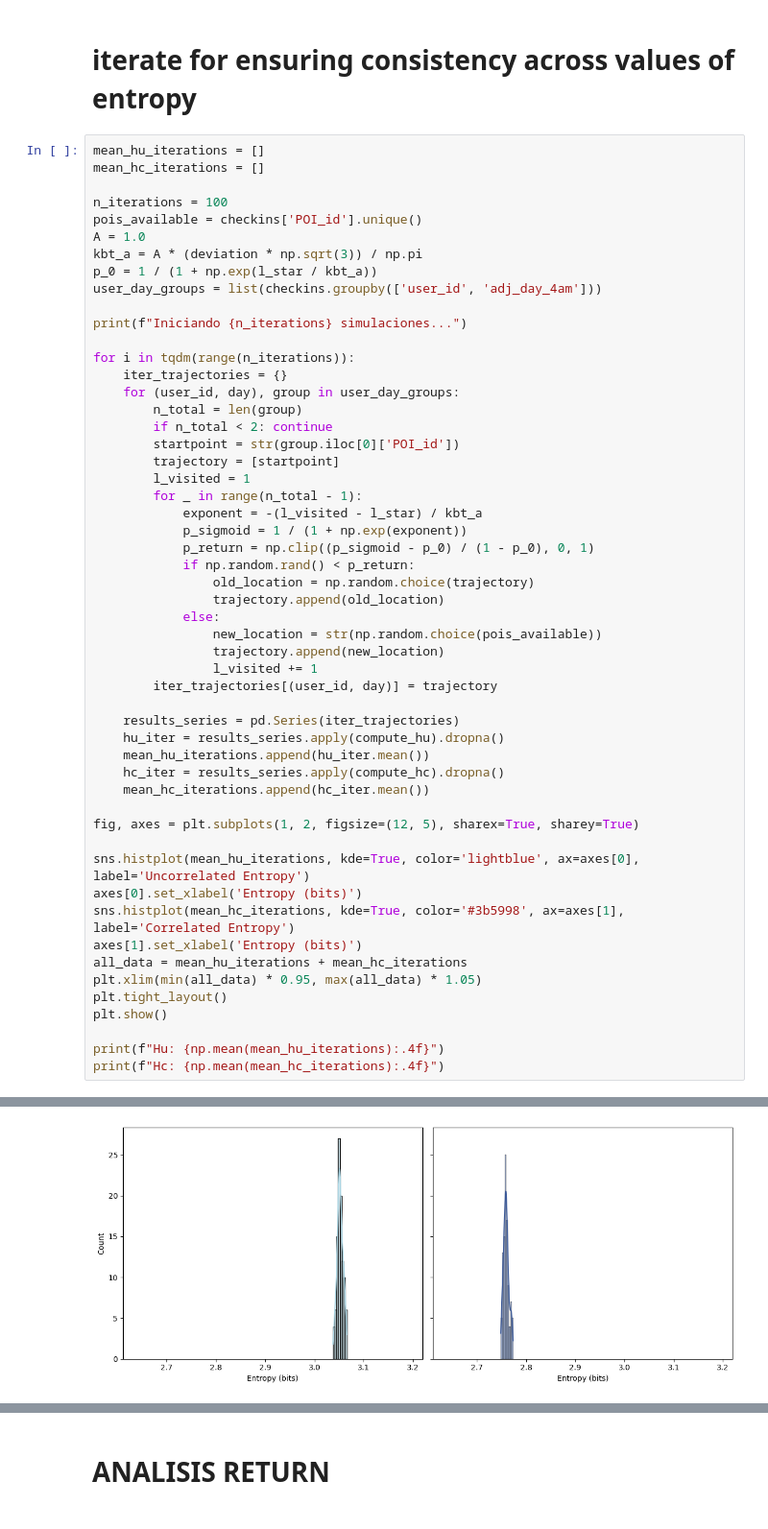
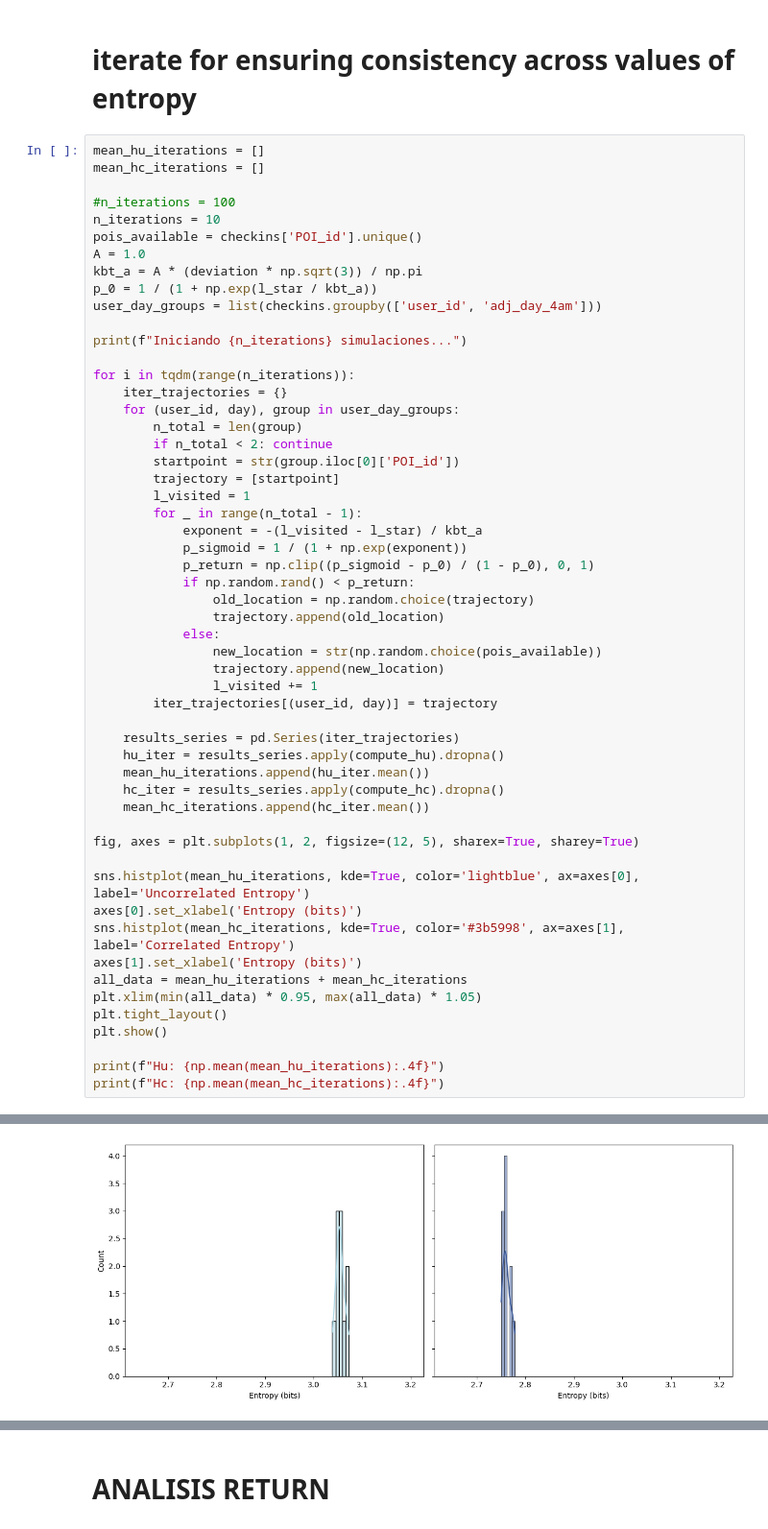
Before and after one commit to annaszymanskicortes/MScThesis_mobilityanalysis, a Jupyter notebook: randomwalkers.ipynb, the cells around one changed output, grey strips where cells are left out. Shown at 96% size. Cells and saved outputs as stored; diff of their text form.

```diff
--- a/randomwalkers.ipynb
+++ b/randomwalkers.ipynb
@@ -629,7 +759,8 @@ print(f"Únicos Reales: {real_L} vs Simulados: {sim_L}")
 mean_hu_iterations = []
 mean_hc_iterations = []
 
-n_iterations = 100
+#n_iterations = 100
+n_iterations = 10
 pois_available = checkins['POI_id'].unique()
 A = 1.0
 kbt_a = A * (deviation * np.sqrt(3)) / np.pi
@@ -683 +814 @@ Iniciando 100 simulaciones...
-[figure, old version]
+[figure, new version]
```
Also changed, not shown: parts of 53 cells of this notebook, 5 other files.
